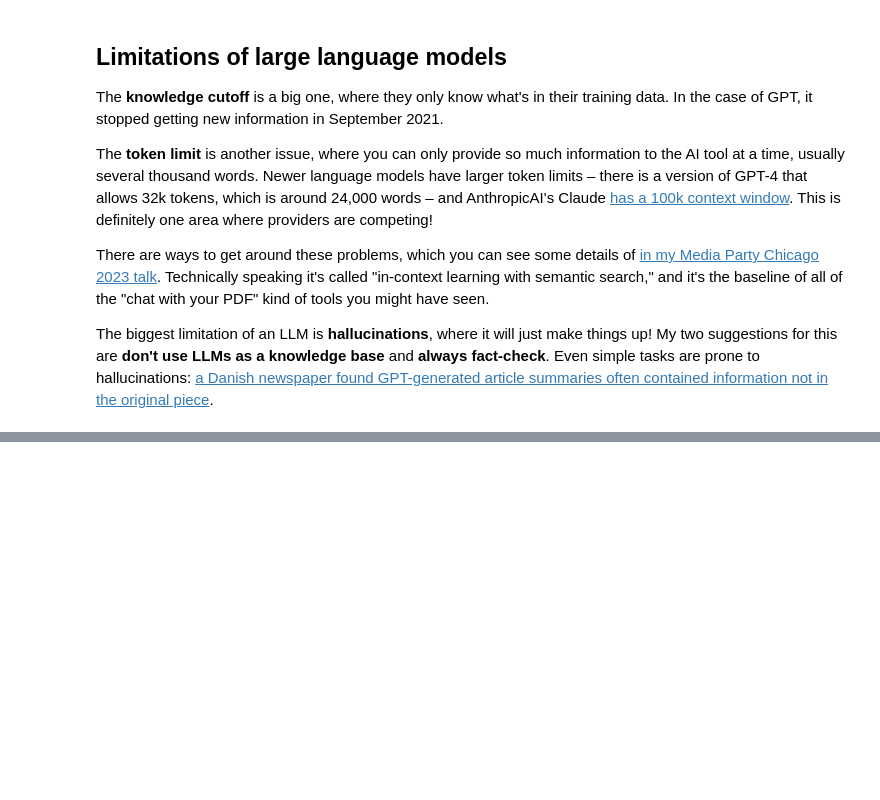
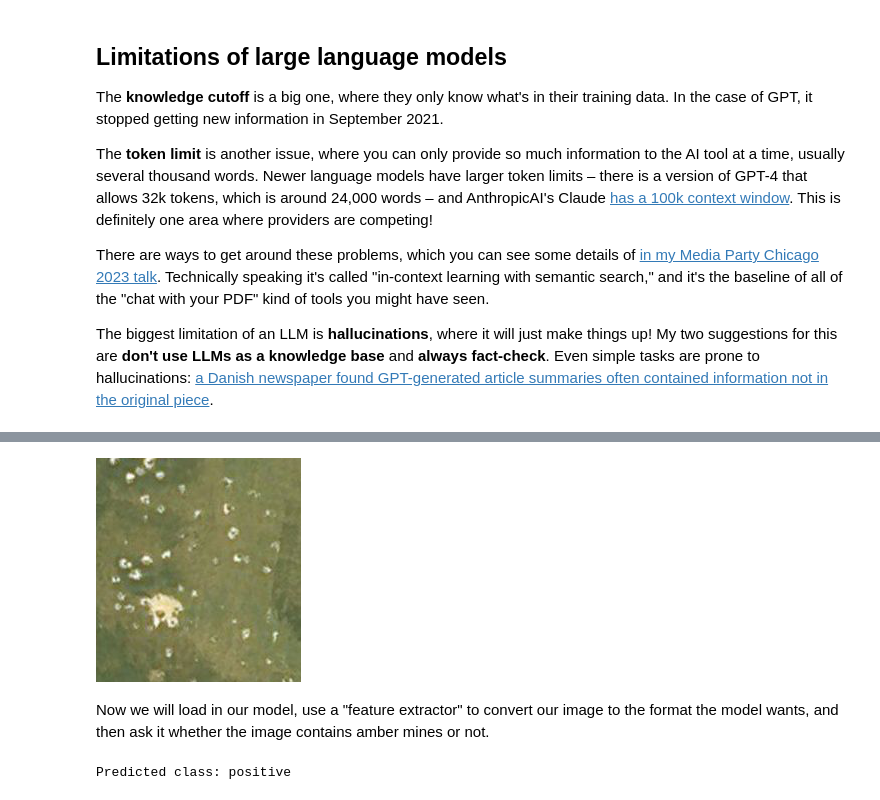
Before and after one commit to jsoma/2023-abraji-ai-workshop, a Jupyter notebook: docs/Abraji AI tools website.ipynb, the cells around one changed output, grey strips where cells are left out. Drawn from its saved outputs; the diff is of its cells as text; code cells hidden in the pictures; blank space fills up the shorter version.

Commit message:
amber mines code usage example

```diff
--- a/docs/Abraji AI tools website.ipynb
+++ b/docs/Abraji AI tools website.ipynb
@@ -553,0 +556,30 @@ While [DALL-E 2](https://openai.com/dall-e-2) was definitely the most popular im
+# %%
+from PIL import Image
+
+image = Image.open("amber-example-1.png")
+image
+# %% [output]
+[figure, added]
+# %% [markdown]
+Now we will load in our model, use a "feature extractor" to convert our image to the format the model wants, and then ask it whether the image contains amber mines or not.
+# %%
+from transformers import AutoFeatureExtractor, AutoModelForImageClassification
+
+# Load our model
+extractor = AutoFeatureExtractor.from_pretrained("wendys-llc/autotrain-amber-mines-42327108538")
+model = AutoModelForImageClassification.from_pretrained("wendys-llc/autotrain-amber-mines-42327108538")
+
+# Convert to encoding the model understands
+encoding = extractor(image, return_tensors="pt")
+
+# Send the encoded image to the model, get the outputs
+outputs = model(**encoding)
+logits = outputs.logits
+
+# Find what class (what category) it predicted
+predicted_class_idx = logits.argmax(-1).item()
+
+# Print out the answer
+print("Predicted class:", model.config.id2label[predicted_class_idx])
+# %% [output]
+Predicted class: positive
```
Also changed, not shown: parts of 16 cells of this notebook, 6 other files.
